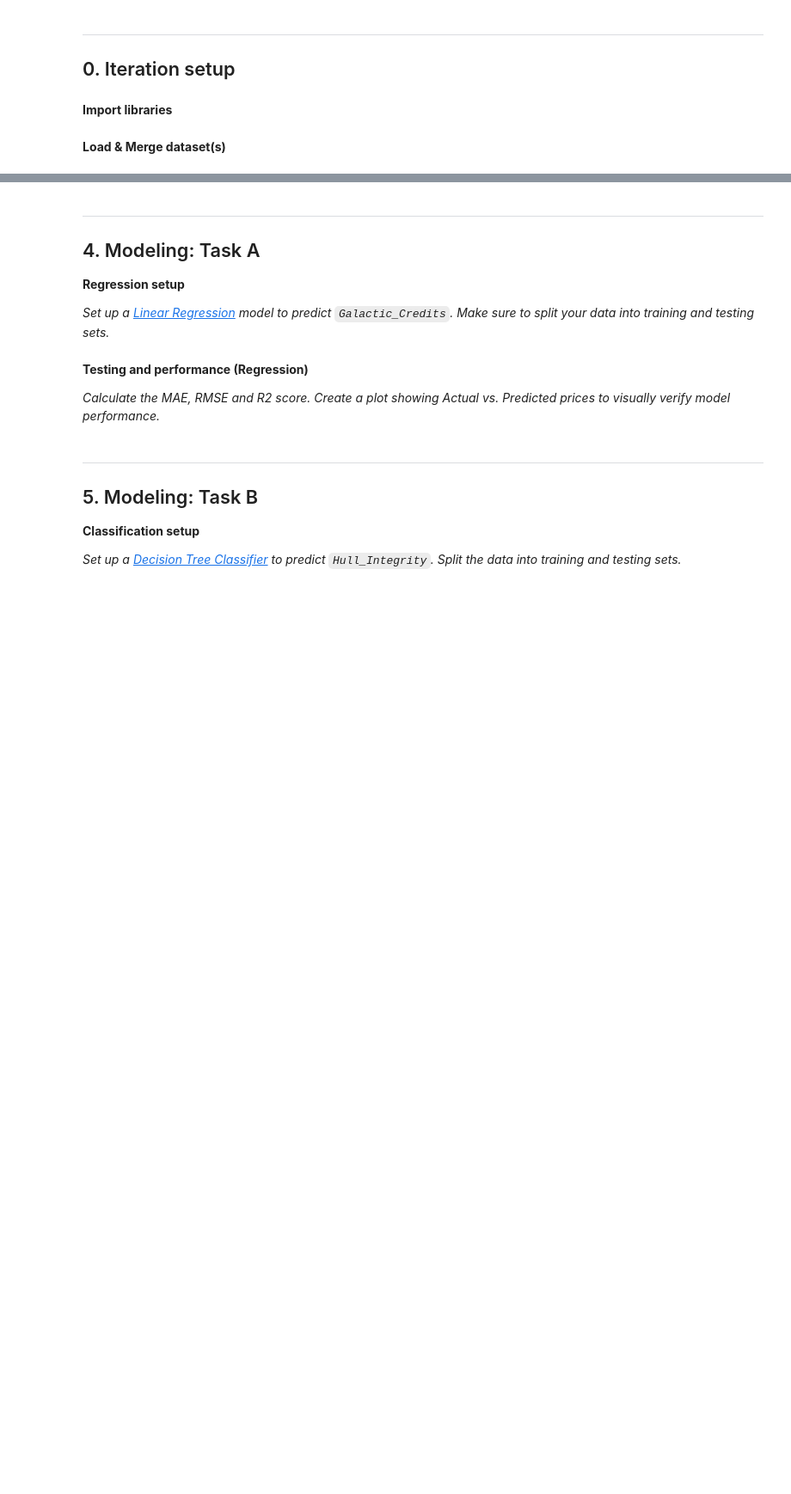
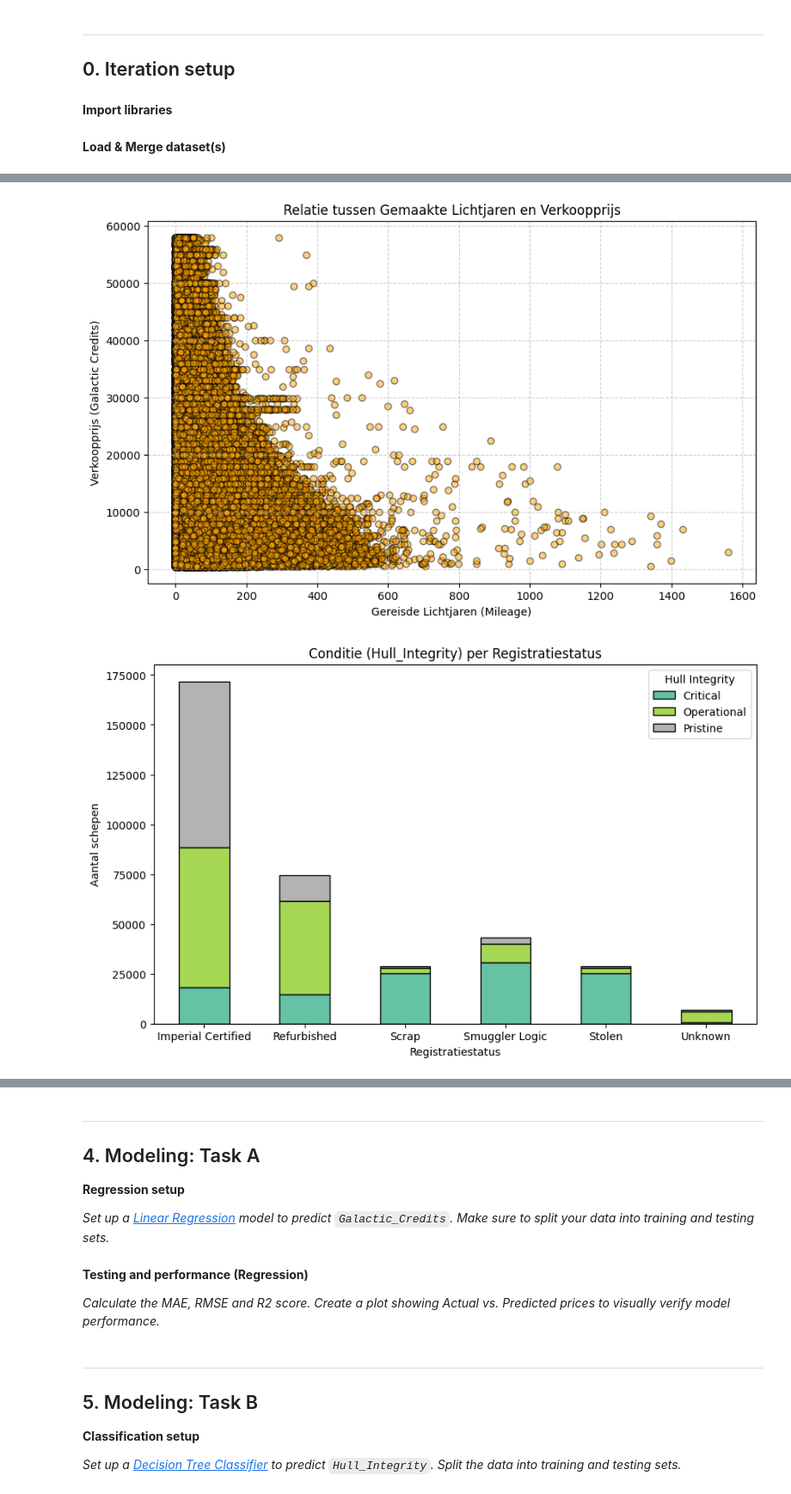
Before and after one commit to AchrafEAE/DDD, a Jupyter notebook: herkansing/iteratie3 herkansing.ipynb, the cells around one changed output, grey strips where cells are left out. Shown at 86% size. Drawn from its saved outputs; the diff is of its cells as text; code cells hidden in the pictures; blank space fills up the shorter version.

```diff
--- a/herkansing/iteratie3 herkansing.ipynb
+++ b/herkansing/iteratie3 herkansing.ipynb
@@ -22,6 +35,8 @@
 # %% [markdown]
 **Load & Merge dataset(s)**
 # %%
-# CODE CELL: Import the necessary datasets for this iteration.
-# Load your fully cleaned dataset from Iteration 2 AND the new performance logs.
-# Merge them together based on the Ship_ID
+df_clean = pd.read_csv('iteratie2_clean.csv')
+df_logs = pd.read_csv('ship_performance_logs_iter3.csv')
+df = pd.merge(df_clean, df_logs, on='Ship_ID', how='left')
+print(f"Aantal rijen na merge: {len(df)}")
+display(df.head())
@@ -61,5 +134,26 @@
 # %%
-# CODE CELL: Generate visualizations for the new features
+if 'Lightyears_Traveled' in df.columns:
+    plt.figure(figsize=(10, 6))
+    plt.scatter(df['Lightyears_Traveled'], df['Galactic_Credits'], alpha=0.5, color='orange', edgecolor='black')
+    plt.title('Relatie tussen Gemaakte Lichtjaren en Verkoopprijs')
+    plt.xlabel('Gereisde Lichtjaren (Mileage)')
+    plt.ylabel('Verkoopprijs (Galactic Credits)')
+    plt.grid(True, linestyle='--', alpha=0.6)
+    plt.show()
+
+if 'Registration_Status' in df.columns and 'Hull_Integrity' in df.columns:
+    status_integrity_counts = df.groupby(['Registration_Status', 'Hull_Integrity']).size().unstack(fill_value=0)
+
+    status_integrity_counts.plot(kind='bar', stacked=True, figsize=(10, 6), colormap='Set2', edgecolor='black')
+    plt.title('Conditie (Hull_Integrity) per Registratiestatus')
+    plt.xlabel('Registratiestatus')
+    plt.ylabel('Aantal schepen')
+    plt.xticks(rotation=0)
+    plt.legend(title='Hull Integrity')
+    plt.show()
+# %% [output]
+[figure, added]
+[figure, added]
 # %% [markdown]
 **Data insights and data quality**
 
```
Also changed, not shown: parts of 11 cells of this notebook.
